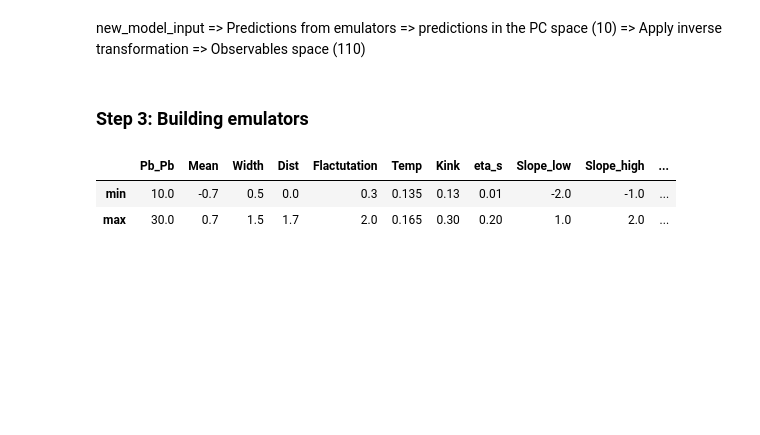
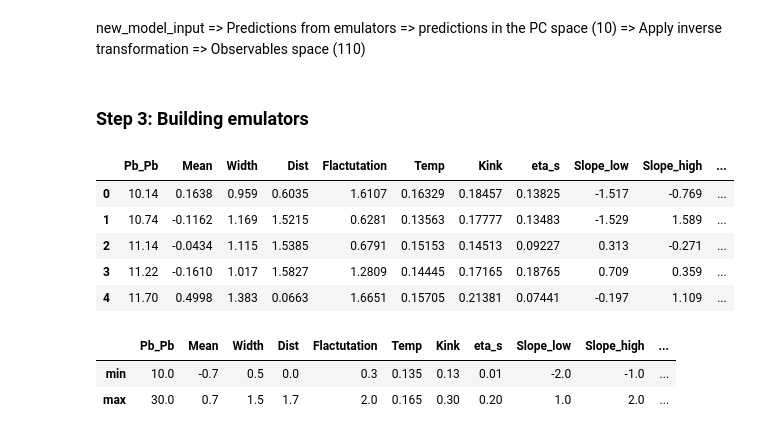
Before and after one commit to danOSU/observables, a Jupyter notebook: vah_design/BayesianParameterEstimationForVAH_checks.ipynb, the cells around one changed output. Drawn from its saved outputs; the diff is of its cells as text; code cells hidden in the pictures; blank space fills up the shorter version.

```diff
--- a/vah_design/BayesianParameterEstimationForVAH_checks.ipynb
+++ b/vah_design/BayesianParameterEstimationForVAH_checks.ipynb
@@ -358,6 +358,15 @@ prior_df.to_csv(data_path('priorVAH.csv'))
 # Bounds for parametrs in the emulator are same as prior ranges so
 
 #prior_df = pd.read_csv(filepath_or_buffer="\Data\priorVAH.csv", index_col=0)
+# %%
+design.head()
+# %% [output]
+|  | Pb_Pb | Mean | Width | Dist | Flactutation | Temp | Kink | eta_s | Slope_low | Slope_high | ... |
+| 0 | 10.14 | 0.1638 | 0.959 | 0.6035 | 1.6107 | 0.16329 | 0.18457 | 0.13825 | -1.517 | -0.769 | ... |
+| 1 | 10.74 | -0.1162 | 1.169 | 1.5215 | 0.6281 | 0.13563 | 0.17777 | 0.13483 | -1.529 | 1.589 | ... |
+| 2 | 11.14 | -0.0434 | 1.115 | 1.5385 | 0.6791 | 0.15153 | 0.14513 | 0.09227 | 0.313 | -0.271 | ... |
+| 3 | 11.22 | -0.1610 | 1.017 | 1.5827 | 1.2809 | 0.14445 | 0.17165 | 0.18765 | 0.709 | 0.359 | ... |
+| 4 | 11.70 | 0.4998 | 1.383 | 0.0663 | 1.6651 | 0.15705 | 0.21381 | 0.07441 | -0.197 | 1.109 | ... |
 # %%
 prior_df.head()
 # %% [output]
```
Also changed, not shown: parts of 7 cells of this notebook, 2 other files.
